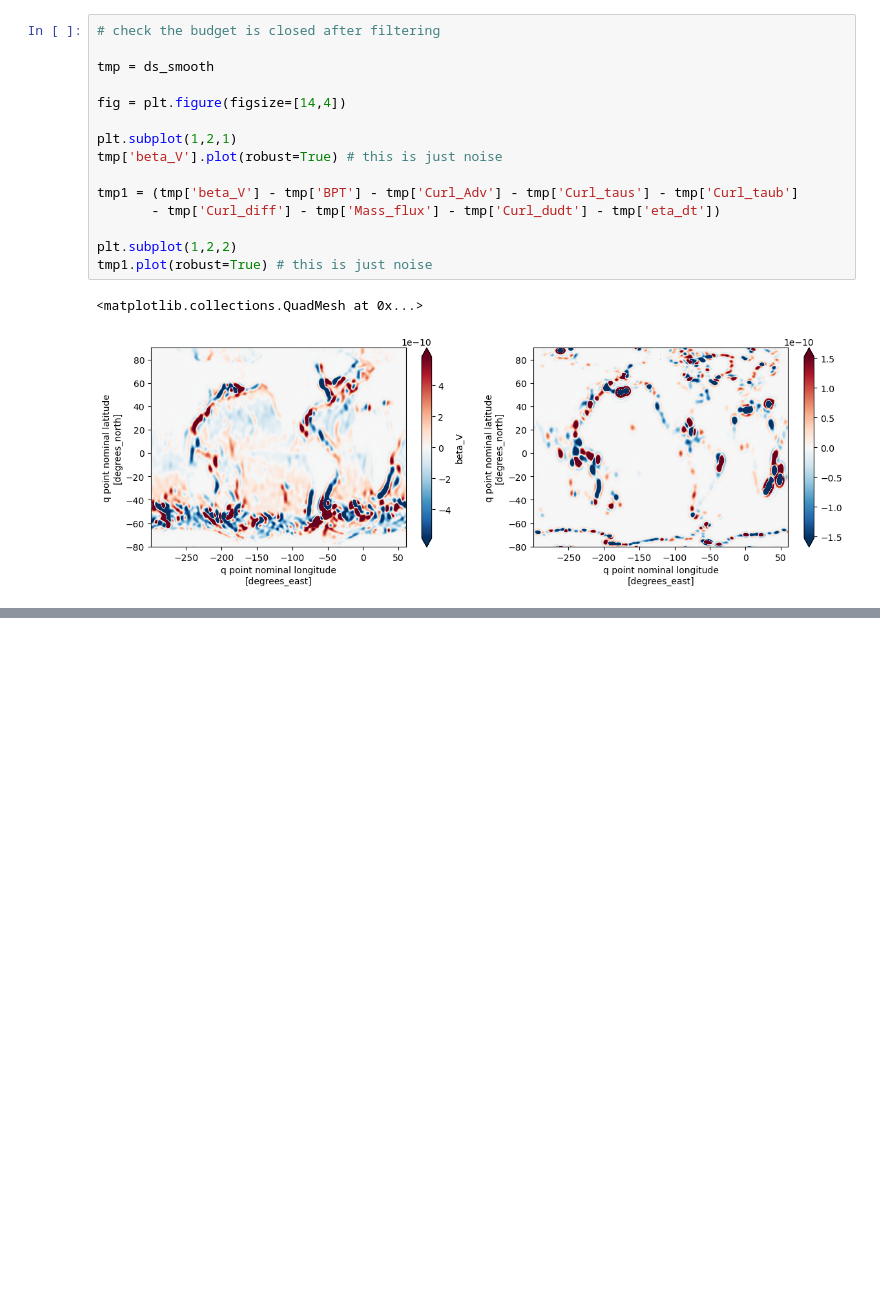
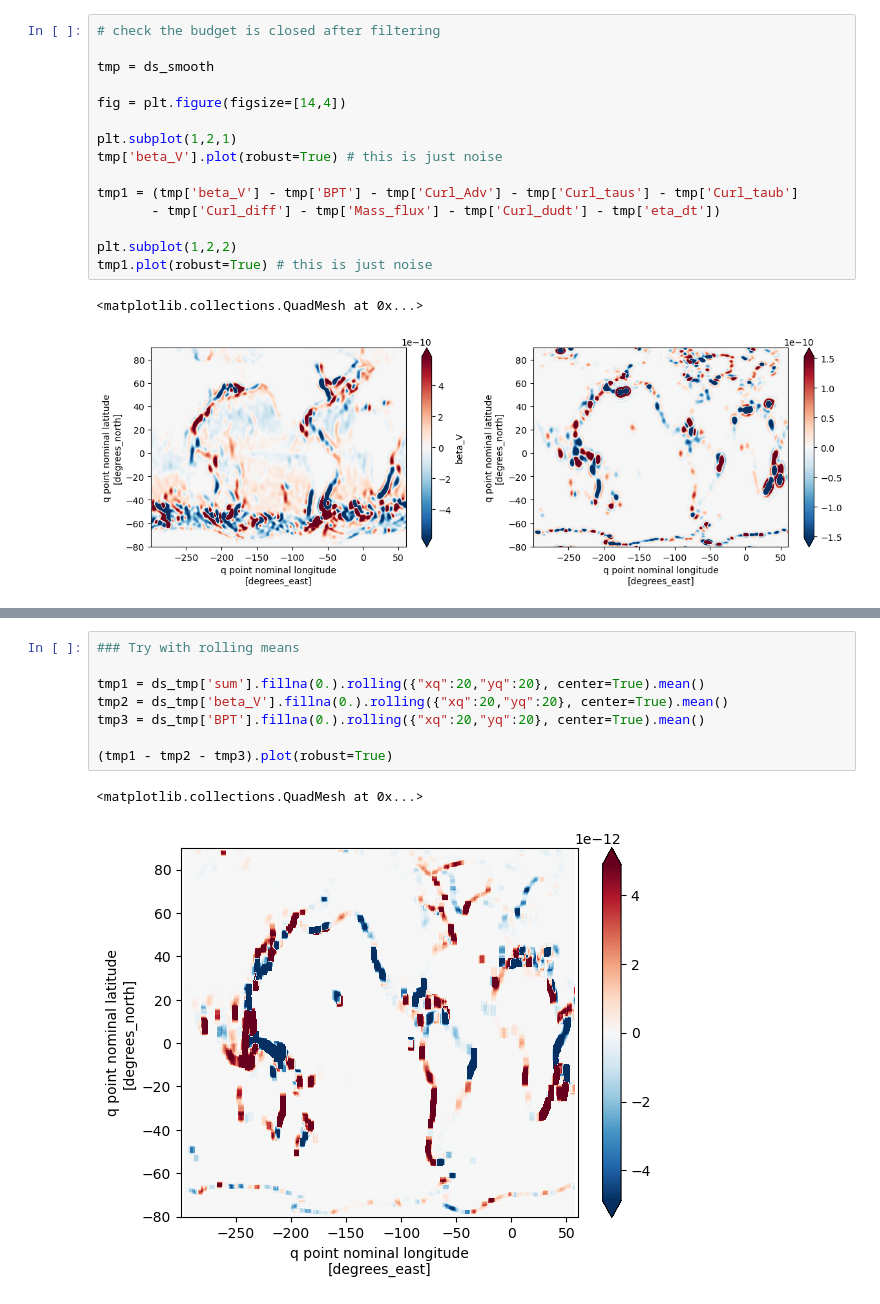
Before and after one commit to hmkhatri/Barotropic_Vorticity_Analysis_GCM, a Jupyter notebook: Analysis/Vorticity-gcm-filters.ipynb, the cells around one changed output, grey strips where cells are left out. Drawn from its saved outputs; the diff is of its cells as text; blank space fills up the shorter version.

Commit message:
rolling test

```diff
--- a/Analysis/Vorticity-gcm-filters.ipynb
+++ b/Analysis/Vorticity-gcm-filters.ipynb
@@ -166,0 +196,11 @@ np.isnan(ds2['beta_V']).plot()
+# %%
+### Try with rolling means
+
+tmp1 = ds_tmp['sum'].fillna(0.).rolling({"xq":20,"yq":20}, center=True).mean()
+tmp2 = ds_tmp['beta_V'].fillna(0.).rolling({"xq":20,"yq":20}, center=True).mean()
+tmp3 = ds_tmp['BPT'].fillna(0.).rolling({"xq":20,"yq":20}, center=True).mean()
+
+(tmp1 - tmp2 - tmp3).plot(robust=True)
+# %% [output]
+<matplotlib.collections.QuadMesh at 0x...>
+[figure, added]
```
Also changed, not shown: parts of 4 cells of this notebook.
